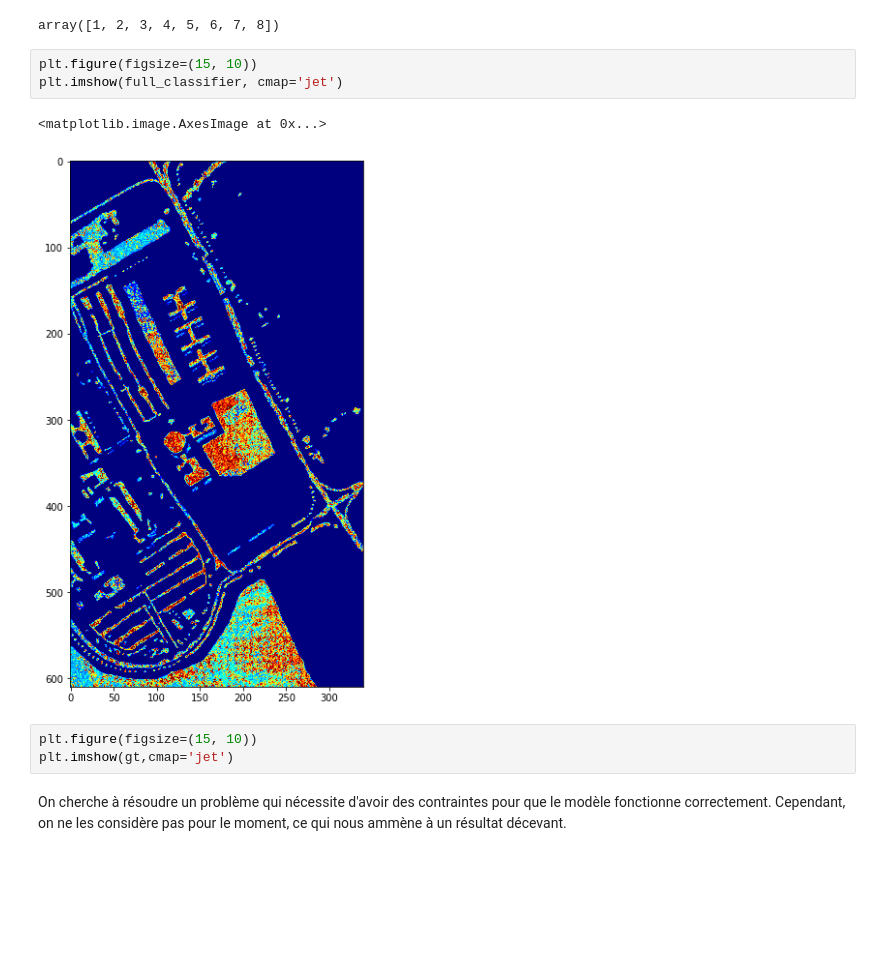
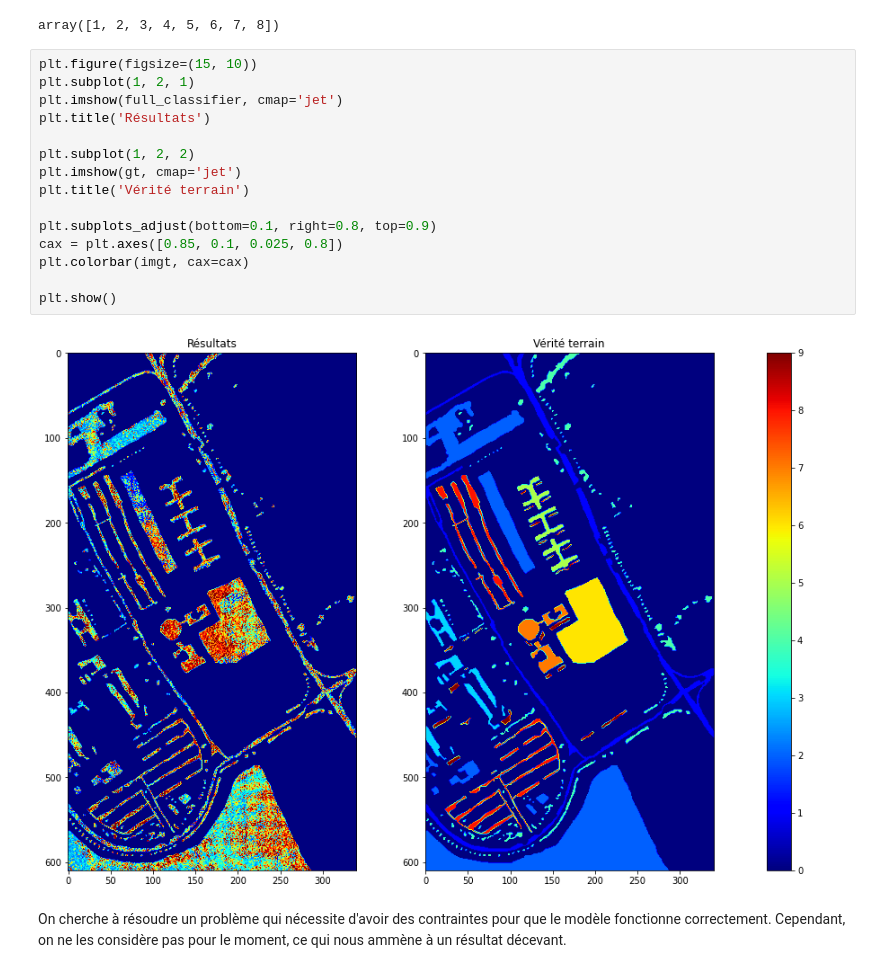
Before and after one commit to drguigui1/Unmixing-HSI, a Jupyter notebook: TP_demelange.ipynb, the cells around one changed output. Cells and saved outputs as stored; diff of their text form; blank space fills up the shorter version.

```diff
--- a/TP_demelange.ipynb
+++ b/TP_demelange.ipynb
@@ -359,15 +360,23 @@ array([[0., 0., 0., ..., 0., 0., 0.],
 np.unique(classifier)
 # %% [output]
 array([1, 2, 3, 4, 5, 6, 7, 8])
-# %%
-plt.figure(figsize=(15, 10))
-plt.imshow(full_classifier, cmap='jet')
-# %% [output]
-<matplotlib.image.AxesImage at 0x...>
-[figure, removed]
-# %%
-plt.figure(figsize=(15, 10))
-plt.imshow(gt,cmap='jet')
+# %%
+plt.figure(figsize=(15, 10))
+plt.subplot(1, 2, 1)
+plt.imshow(full_classifier, cmap='jet')
+plt.title('Résultats')
+
+plt.subplot(1, 2, 2)
+plt.imshow(gt, cmap='jet')
+plt.title('Vérité terrain')
+
+plt.subplots_adjust(bottom=0.1, right=0.8, top=0.9)
+cax = plt.axes([0.85, 0.1, 0.025, 0.8])
+plt.colorbar(imgt, cax=cax)
+
+plt.show()
+# %% [output]
+[figure, added]
 # %% [markdown]
 On cherche à résoudre un problème qui nécessite d'avoir des contraintes pour que le modèle fonctionne correctement. Cependant, on ne les considère pas pour le moment, ce qui nous ammène à un résultat décevant.
 # %% [markdown]
```
Also changed, not shown: parts of 51 cells of this notebook.
